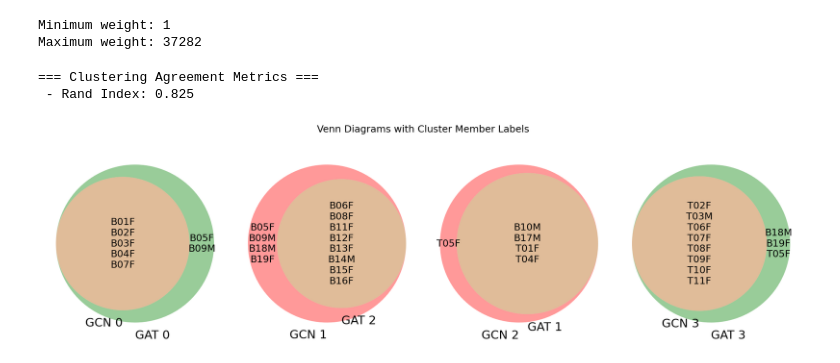
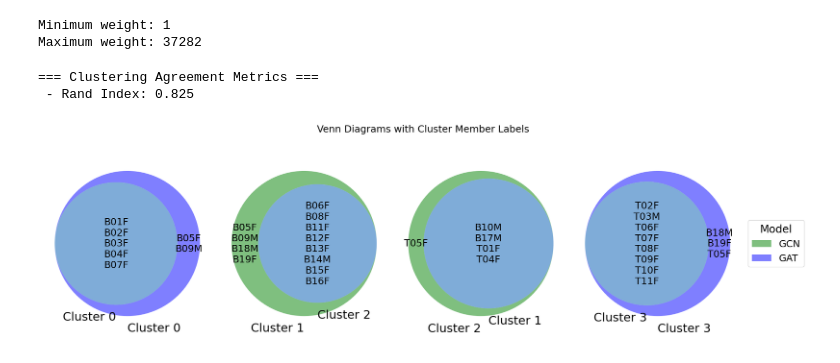
Before and after one commit to IbtissamCHAFIA/Shark-Clustering-GNNs, a Jupyter notebook: Code/GCN_GAT_AP_NodeClustering.ipynb, the cells around one changed output. Drawn from its saved outputs; the diff is of its cells as text; code cells hidden in the pictures.

Commit message:
Update notebook and venn diagram results

```diff
--- a/Code/GCN_GAT_AP_NodeClustering.ipynb
+++ b/Code/GCN_GAT_AP_NodeClustering.ipynb
@@ -469,11 +469,7 @@ best_slt_GAT, best_partition_GAT, best_embeddings_GAT, best_epoch_GAT, loss_valu
 # %%
 #@title === Clusters Comparison ===
 
-from sklearn.metrics import (
-    fowlkes_mallows_score, rand_score, mutual_info_score,
-    homogeneity_score, completeness_score, v_measure_score,
-    adjusted_rand_score, adjusted_mutual_info_score, normalized_mutual_info_score
-)
+from sklearn.metrics import rand_score
 from matplotlib_venn import venn2
 import matplotlib.pyplot as plt
 
@@ -491,28 +487,6 @@ def create_labels(clusters, elements):
     return labels
 
 
-def plot_venn(GCN_clusters, GAT_clusters, save_path=None):
-    """Basic Venn diagram plot for each cluster ID."""
-    fig, axes = plt.subplots(1, 4, figsize=(18, 5))
-    for i in range(4):
-        if i == 1:
-            set1 = GCN_clusters[i]
-            set2 = GAT_clusters[i + 1]
-            venn = venn2([set1, set2], set_labels=(f'GCN {i}', f'GAT {i+1}'), ax=axes[i])
-        elif i == 2:
-            set1 = GCN_clusters[i]
-            set2 = GAT_clusters[i - 1]
-            venn = venn2([set1, set2], set_labels=(f'GCN {i}', f'GAT {i-1}'), ax=axes[i])
-        else:
-            set1 = GCN_clusters[i]
-            set2 = GAT_clusters[i]
-            venn = venn2([set1, set2], set_labels=(f'GCN {i}', f'GAT {i}'), ax=axes[i])
-    fig.suptitle('Venn Diagrams: Cluster Overlap Between GCN & GAT Clustering', fontsize=16)
-    plt.tight_layout()
-    if save_path:
-        plt.savefig(save_path, dpi=300)
-    plt.show()
-    plt.close()
 
 
 def plot_venn_with_labels(GCN_clusters, GAT_clusters, save_path=None):
@@ -522,15 +496,15 @@ def plot_venn_with_labels(GCN_clusters, GAT_clusters, save_path=None):
         if i == 1:
             set1 = GCN_clusters[i]
             set2 = GAT_clusters[i + 1]
-            venn = venn2([set1, set2], set_labels=(f'GCN {i}', f'GAT {i+1}'), ax=axes[i])
+            venn = venn2([set1, set2], set_labels=(f'Cluster {i}', f'Cluster {i+1}'), ax=axes[i], set_colors=('green', 'blue'), alpha=0.5)
         elif i == 2:
             set1 = GCN_clusters[i]
             set2 = GAT_clusters[i - 1]
-            venn = venn2([set1, set2], set_labels=(f'GCN {i}', f'GAT {i-1}'), ax=axes[i])
+            venn = venn2([set1, set2], set_labels=(f'Cluster {i}', f'Cluster {i-1}'), ax=axes[i], set_colors=('green', 'blue'), alpha=0.5)
         else:
             set1 = GCN_clusters[i]
             set2 = GAT_clusters[i]
-            venn = venn2([set1, set2], set_labels=(f'GCN {i}', f'GAT {i}'), ax=axes[i])
+            venn = venn2([set1, set2], set_labels=(f'Cluster {i}', f'Cluster {i}'), ax=axes[i], set_colors=('green', 'blue'), alpha=0.5)
         for text in venn.set_labels:
             if text:
                 text.set_fontsize(22)
@@ -548,6 +522,7 @@ def plot_venn_with_labels(GCN_clusters, GAT_clusters, save_path=None):
                 label.set_fontsize(18)
 
     fig.suptitle('Venn Diagrams with Cluster Member Labels', fontsize=18)
+    plt.legend(['GCN', 'GAT'], loc='center left', bbox_to_anchor=(1, 0.5), title='Model', title_fontsize=20, fontsize=18)
     plt.tight_layout()
     if save_path:
         plt.savefig(save_path, dpi=300)
@@ -558,7 +533,6 @@ def plot_venn_with_labels(GCN_clusters, GAT_clusters, save_path=None):
 def print_agreement_metrics(name1, labels1, name2, labels2):
     """Print clustering agreement metrics."""
     print(f" - Rand Index: {rand_score(labels1, labels2):.3f}")
-
 
 
 # === Define Clusters ===
@@ -567,32 +541,31 @@ GCN_clusters = defaultdict(set)
 for node, cluster_id in best_partition_GCN.items():
     GCN_clusters[cluster_id].add(node)
 
 # Convert to regular dict
 GCN_clusters = dict(GCN_clusters)
 
 GAT_clusters = defaultdict(set)
 
 for node, cluster_id in best_partition_GAT.items():
     GAT_clusters[cluster_id].add(node)
-
 
 # Convert to regular dict
 GAT_clusters = dict(GAT_clusters)
 
 # === Agreement Metrics ===
 all_elements = sorted(set().union(*GCN_clusters.values(), *GAT_clusters.values()))
 labels_tec1 = create_labels(GCN_clusters, all_elements)
 labels_tec2 = create_labels(GAT_clusters, all_elements)
 
 print("=== Clustering Agreement Metrics ===")
 print_agreement_metrics("GCN", labels_tec1, "GAT", labels_tec2)
 
 # === Venn Diagram with Member Labels ===
 plot_venn_with_labels(
     GCN_clusters, GAT_clusters,
     save_path="/content/drive/Othercomputers/My Laptop/Node clustering/Association rules/results/venn_with_labels.png"
 )
 # %% [output]
 === Clustering Agreement Metrics ===
  - Rand Index: 0.825
-[figure, old version]
+[figure, new version]
```
Also changed, not shown: parts of 1 cell of this notebook, 1 other file.
